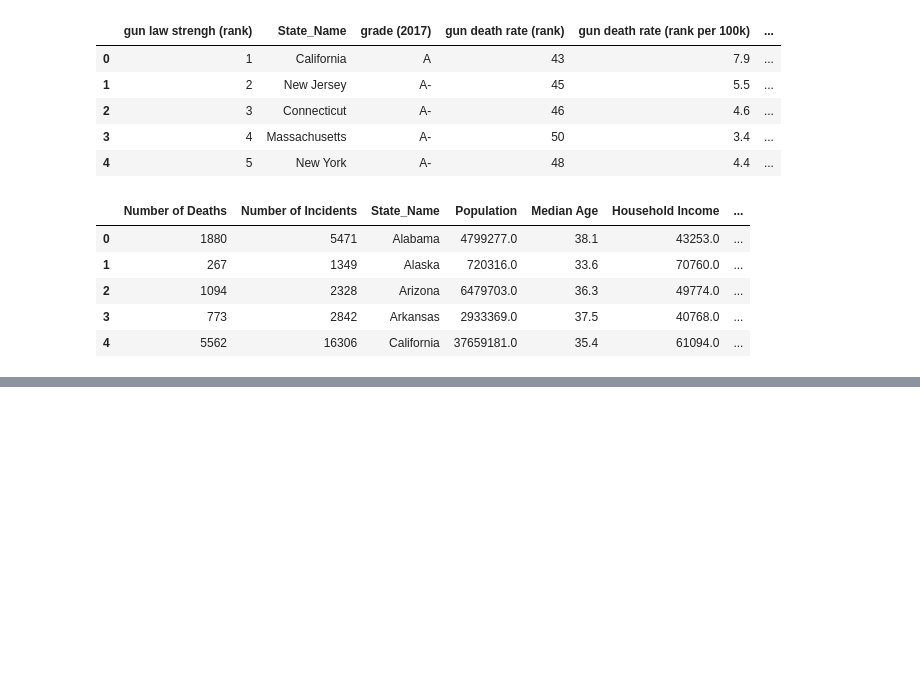
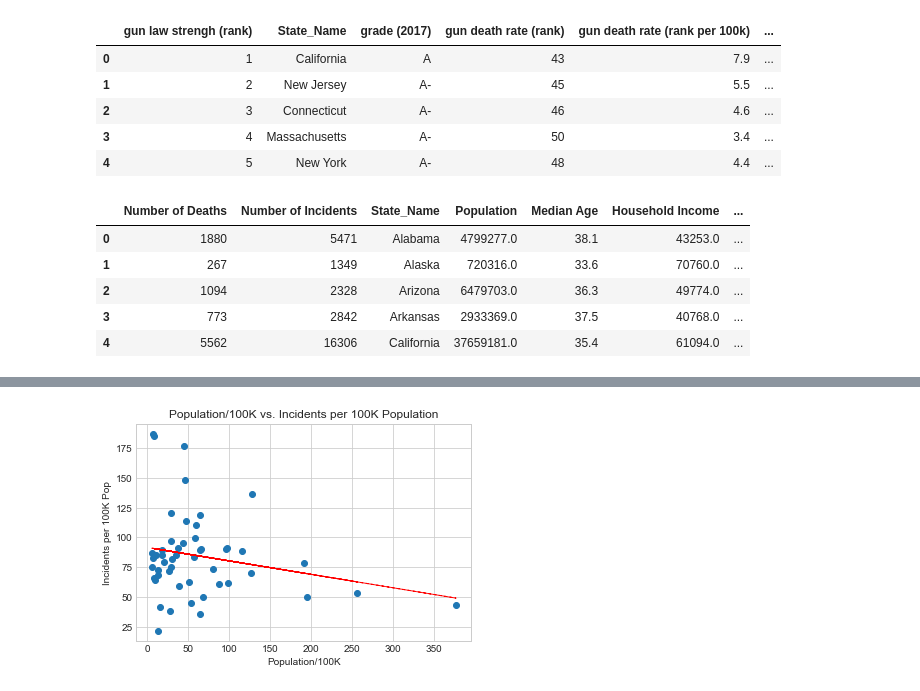
Before and after one commit to summergernon/gun_violence_analysis, a Jupyter notebook: Project_1_SG.ipynb, the cells around one changed output, grey strips where cells are left out. Cells and saved outputs as stored; diff of their text form; code cells hidden in the pictures; blank space fills up the shorter version.

```diff
--- a/Project_1_SG.ipynb
+++ b/Project_1_SG.ipynb
@@ -420,0 +826,27 @@ plt.scatter(x_axis, y_axis)
+# %%
+#population vs gun incidents per 100k
+gun_census_deaths = gun_census_deaths.dropna()
+x_axis = np.array(gun_census_deaths["Population"]/100000)
+y_axis = gun_census_deaths["Norm Incidents"]
+
+y_axis.tolist()
+(slope, intercept, _, _, _) = linregress(x_axis, y_axis.tolist())
+
+slope
+
+fit = slope * x_axis + intercept
+fit
+fig, ax = plt.subplots()
+
+
+ax.set_xlabel("Population/100K")
+ax.set_ylabel("Incidents per 100K Pop")
+ax.set_title("Population/100K vs. Incidents per 100K Population")
+
+ax.plot(x_axis, y_axis, linewidth=0, marker='o')
+ax.plot(x_axis, fit, 'r', linestyle = 'dashed', linewidth = 1)
+
+plt.grid(True)
+fig.savefig("Populationper100K.png")
+# %% [output]
+[figure, added]
```
Also changed, not shown: parts of 100 cells of this notebook.
